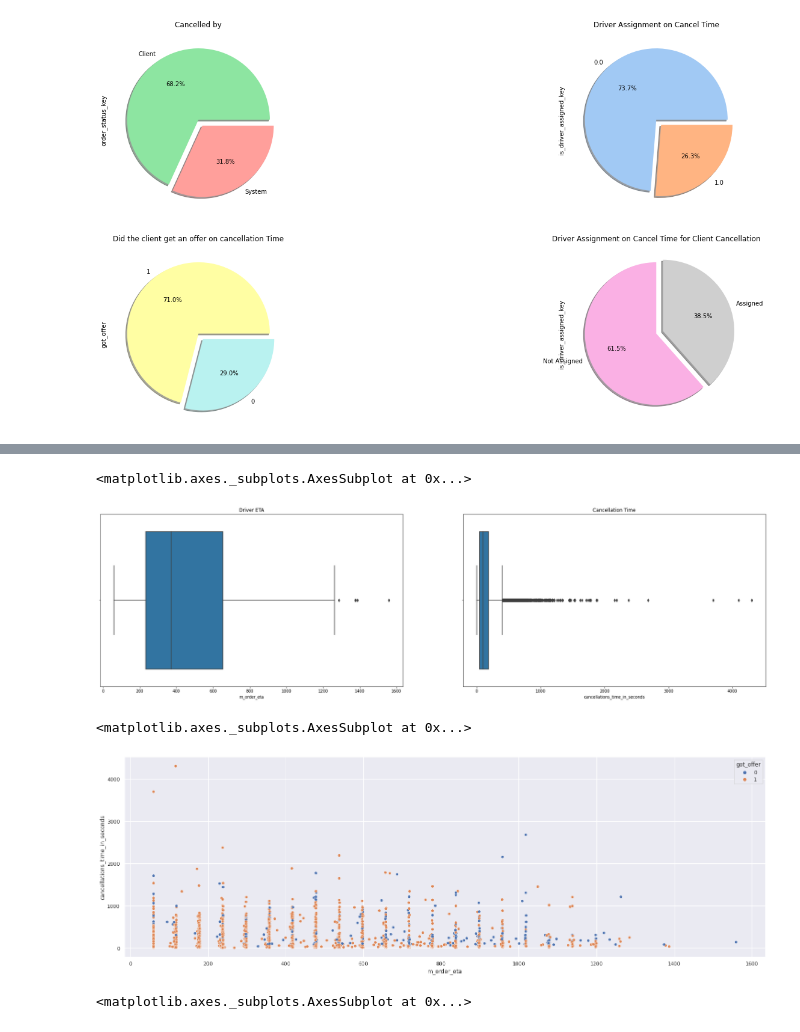
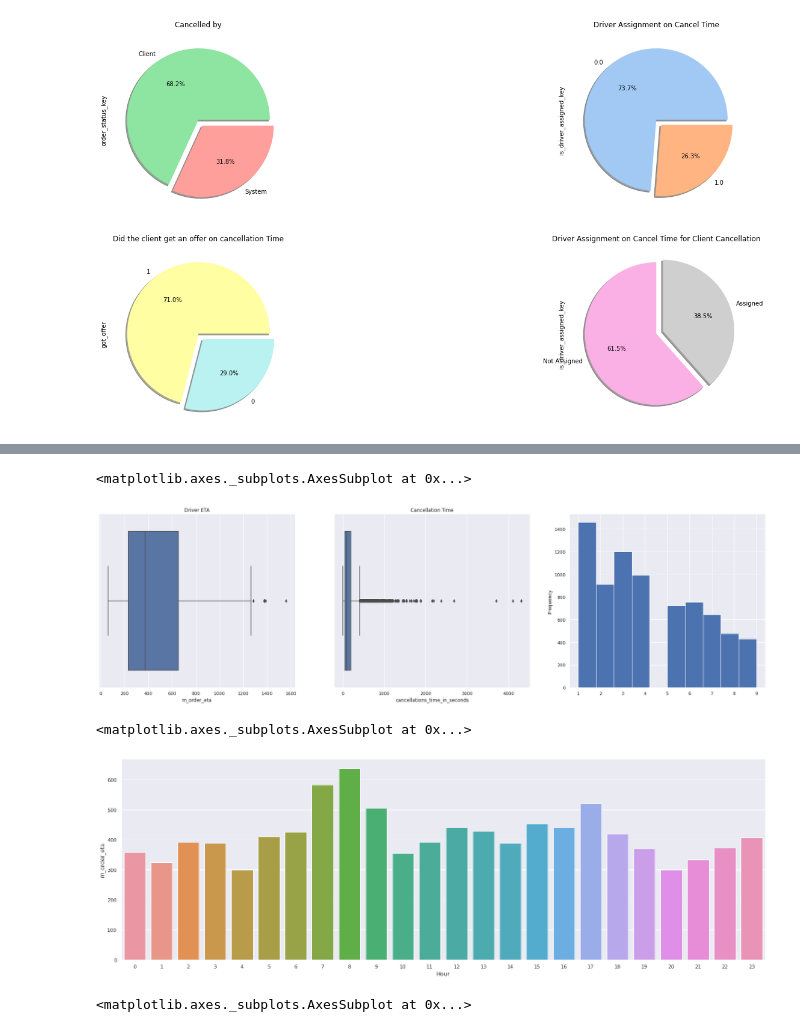
Before and after one commit to Bahaakhalled/Insights-Failed-Orders-Gett-Strata, a Jupyter notebook: Notebook.ipynb, the cells around one changed output, grey strips where cells are left out. Saved outputs shown, nothing was run; the diff lists cells and outputs as text; code cells hidden in the pictures.

```diff
--- a/Notebook.ipynb
+++ b/Notebook.ipynb
@@ -137,18 +138,19 @@ order_offer.offer_id.plot(kind='hist')
 # %%
-plot , ax = plt.subplots(1 , 2 , figsize = (30 , 8))
+plot , ax = plt.subplots(1 , 3 , figsize = (30 , 8))
+order_offer.offer_id.plot(kind='hist',ax=ax[2])
 ax[0].title.set_text('Driver ETA')
 sns.boxplot(order_offer.loc[order_offer['order_status_key']=='Client'].m_order_eta,ax=ax[0])
 ax[1].title.set_text('Cancellation Time')
 sns.boxplot(x=order_offer.loc[order_offer['order_status_key']=='Client'].cancellations_time_in_seconds,ax=ax[1])
 # %% [output]
 <matplotlib.axes._subplots.AxesSubplot at 0x...>
-[figure, old version]
+[figure, new version]
 # %%
 sns.set(rc={"figure.figsize":(25, 8)})
-sns.scatterplot(data=order_offer, x="m_order_eta", y="cancellations_time_in_seconds",hue='got_offer')
+sns.barplot(data=order_offer.groupby('Hour').m_order_eta.mean().reset_index(), x="Hour", y="m_order_eta")
 # %% [output]
 <matplotlib.axes._subplots.AxesSubplot at 0x...>
-[figure, old version]
+[figure, new version]
 # %%
 sns.scatterplot(data=order_offer, x="origin_longitude", y="origin_latitude",hue='got_offer')
 # %% [output]
```
Also changed, not shown: parts of 24 cells of this notebook.
